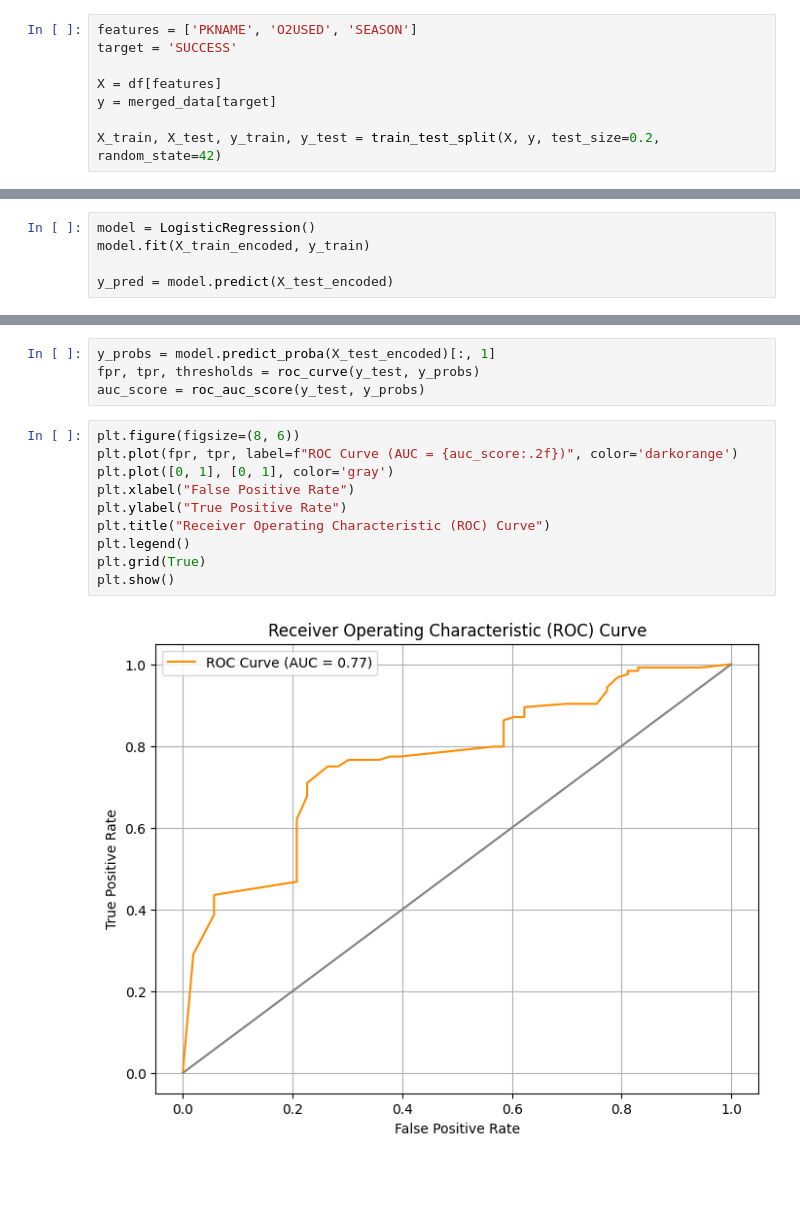
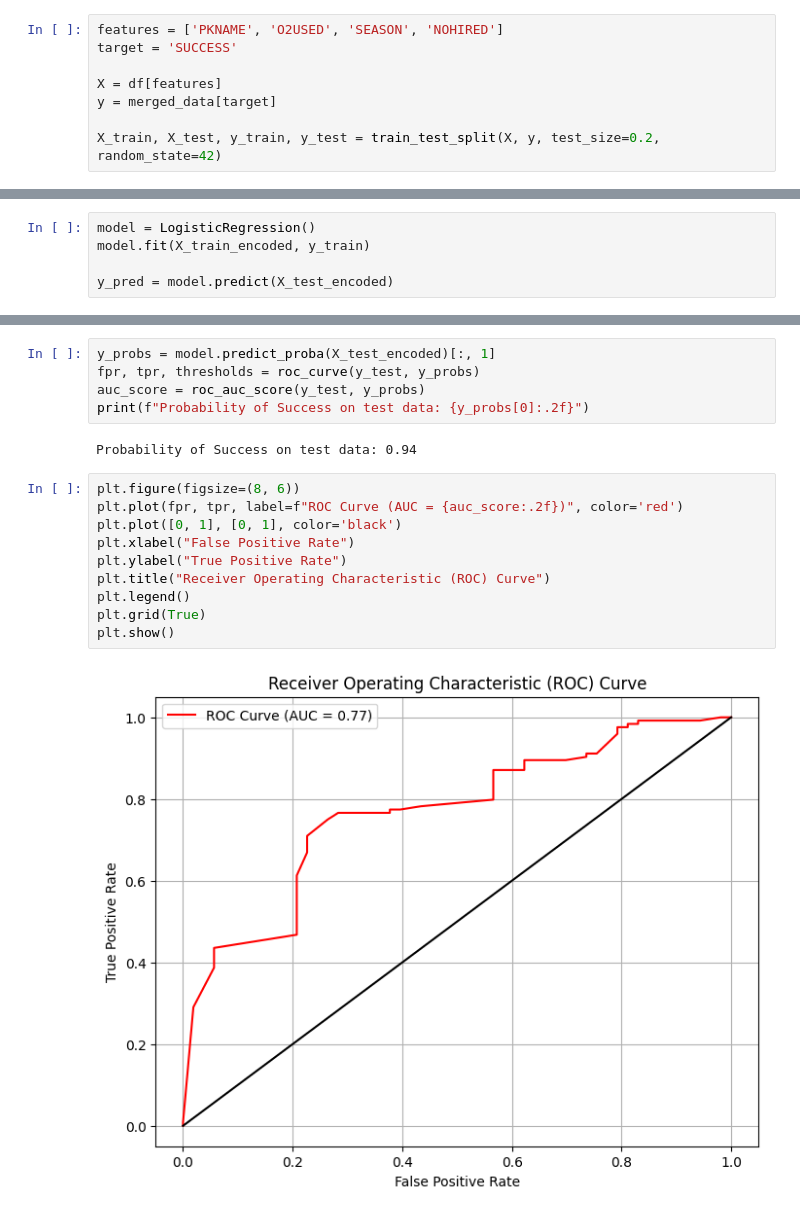
Before and after one commit to lazy-upa/Mountaineering-Expedition-Prediction, a Jupyter notebook: src/model.ipynb, the cells around one changed output, grey strips where cells are left out. Cells and saved outputs as stored; diff of their text form; blank space fills up the shorter version.

```diff
--- a/src/model.ipynb
+++ b/src/model.ipynb
@@ -20,7 +40,7 @@ from sklearn.linear_model import LogisticRegression
 import matplotlib.pyplot as plt
 from sklearn.metrics import accuracy_score, r2_score, recall_score, precision_score, f1_score, roc_auc_score,  roc_curve
 # %%
-features = ['PKNAME', 'O2USED', 'SEASON']
+features = ['PKNAME', 'O2USED', 'SEASON', 'NOHIRED']
 target = 'SUCCESS'
 
 X = df[features]
@@ -51,15 +71,18 @@ print(metrics)
 y_probs = model.predict_proba(X_test_encoded)[:, 1]
 fpr, tpr, thresholds = roc_curve(y_test, y_probs)
 auc_score = roc_auc_score(y_test, y_probs)
+print(f"Probability of Success on test data: {y_probs[0]:.2f}")
+# %% [output]
+Probability of Success on test data: 0.94
 # %%
 plt.figure(figsize=(8, 6))
-plt.plot(fpr, tpr, label=f"ROC Curve (AUC = {auc_score:.2f})", color='darkorange')
-plt.plot([0, 1], [0, 1], color='gray')
+plt.plot(fpr, tpr, label=f"ROC Curve (AUC = {auc_score:.2f})", color='red')
+plt.plot([0, 1], [0, 1], color='black')
 plt.xlabel("False Positive Rate")
 plt.ylabel("True Positive Rate")
 plt.title("Receiver Operating Characteristic (ROC) Curve")
 plt.legend()
 plt.grid(True)
 plt.show()
 # %% [output]
-[figure, old version]
+[figure, new version]
```
Also changed, not shown: parts of 11 cells of this notebook, 1 other file.
